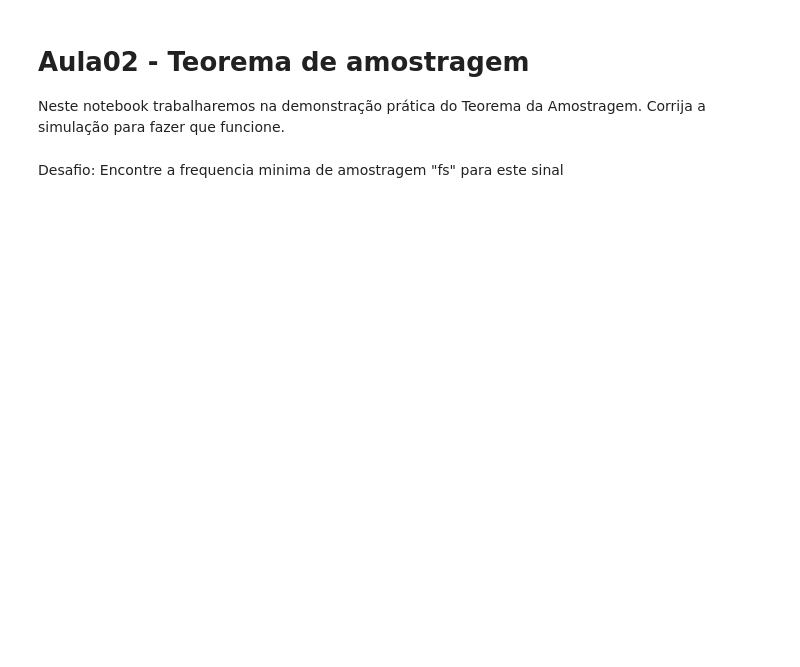
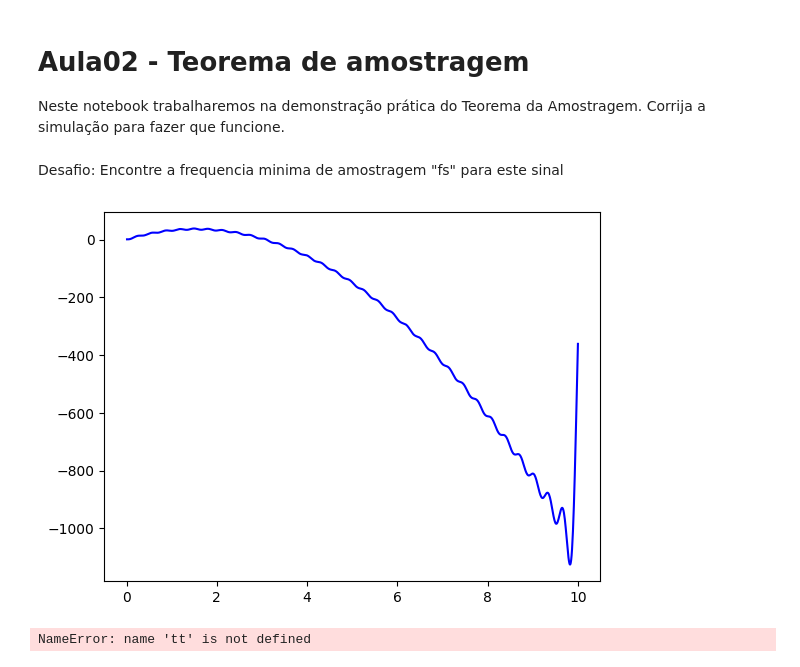
Before and after one commit to 2023-2-INF0413-PDSI/materiais, a Jupyter notebook: le02_teorema-amostragem/le02_teorema-amostragem-aluno.ipynb, the cells around one changed output. Drawn from its saved outputs; the diff is of its cells as text; code cells hidden in the pictures; blank space fills up the shorter version.

```diff
--- a/le02_teorema-amostragem/le02_teorema-amostragem-aluno.ipynb
+++ b/le02_teorema-amostragem/le02_teorema-amostragem-aluno.ipynb
@@ -3,8 +3,8 @@
 
 Neste notebook trabalharemos na demonstração prática do Teorema da Amostragem.
 Corrija a simulação para fazer que funcione.
-# %% [markdown]
-Desafio: Encontre a frequencia minima de amostragem "fs" para este sinal
+# %% [markdown]
+Desafio: Encontre a frequencia minima de amostragem "fs" para este sinal
 # %%
 import numpy as np
 import matplotlib.pyplot as plt
@@ -12,34 +12,39 @@ from IPython import display
 # %%
 # Demostracao do Teorema da amostragem
 # Sinal analogico simulado
 ti = 0 # tempo inicial (liberando a singularidade para x=0 em sinc(x) / x)
 tf = 10  # tempo final
 Na = 1000 # Numero de amostras do sinal analogico
 f = Na / (tf - ti) # frequencia de amostragem do sinal analogico
 T = 1. / f # tempo de amostragem do sinal analogico
 
 t = np.linspace(ti, tf, Na)
-y = 80*t - 0.5*9.8*t**2
+y = 15*t - 0.5*9.8*t**2
 
 # Sinal digital (amostrado apartir do original)
-fs = 200 # frequencia de amostragem
+fs = 20 # frequencia de amostragem
 Ts = 1. / fs # tempo de amostragem
 
 Nd = int(f / fs)
 yn = y[0: -1: Nd]
 n = np.arange(len(yn))
 
 # Plot interativo
 fig, ax = plt.subplots()
 
 x = np.zeros(len(t))
-for tt in range(len(t)):
-    for nn in n:
-        x[tt] += yn[nn] * np.sin((tt - nn*Ts) / Ts) / ((tt - nn*Ts) / Ts)
+for nn in n:
+    x += yn[nn] * np.sin((t - nn*Ts) / Ts) / ((t - nn*Ts) / Ts)
 
-        ax.set_xlim(t[0], t[-1])
-        ax.cla()
-        ax.plot(t, x, 'b')
-        display.display(fig)
-        display.clear_output(wait = True)
+    ax.set_xlim(t[0], t[-1])
+    ax.cla()
+    ax.plot(t, x, 'b')
+    display.display(fig)
+    display.clear_output(wait = True)
 #         plt.pause(0.1)
+# %% [output]
+[figure, added]
+# %%
+print(tt, nn)
+# %% [output]
+NameError: name 'tt' is not defined
```
Also changed, not shown: parts of 5 cells of this notebook.
